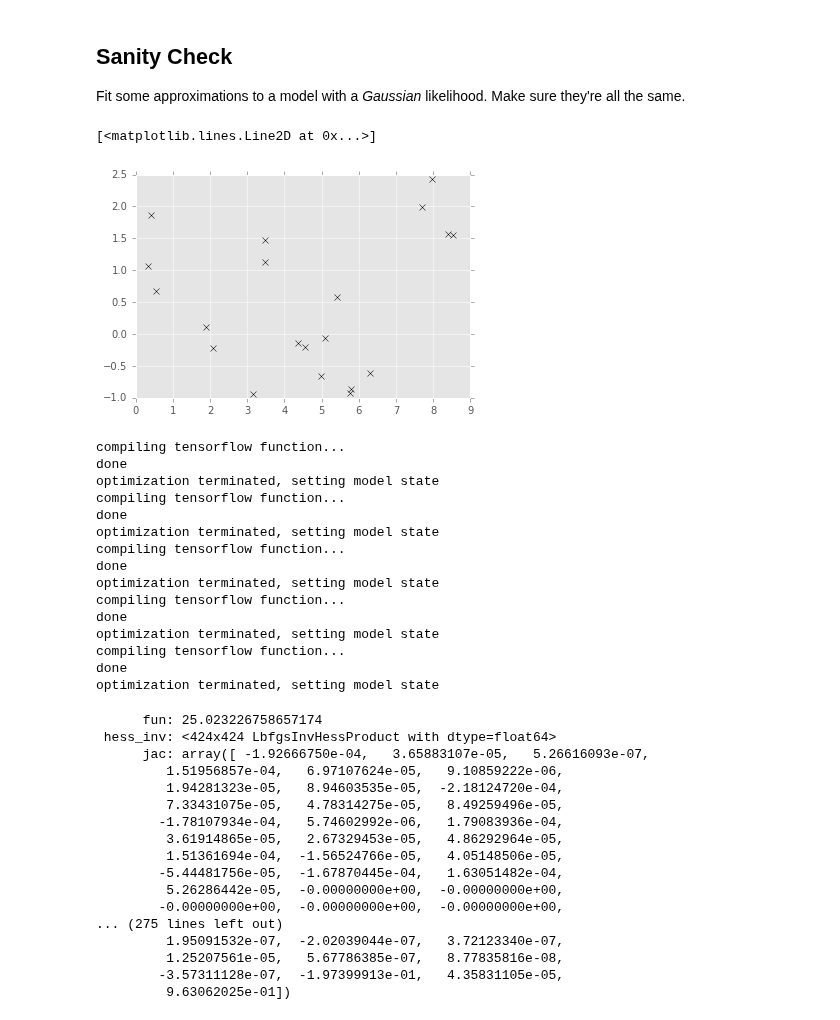
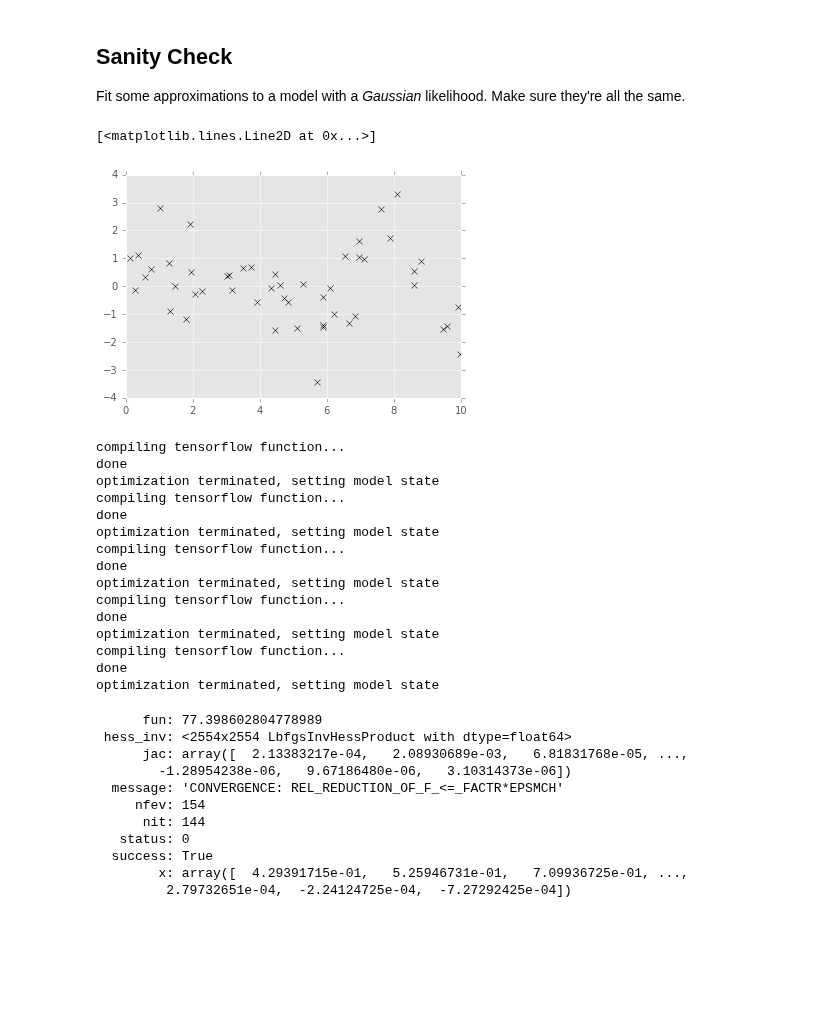
Before and after one commit to GPflow/GPflow, a Jupyter notebook: notebooks/Sanity_check.ipynb, the cells around one changed output. Drawn from its saved outputs; the diff is of its cells as text; code cells hidden in the pictures; blank space fills up the shorter version.

```diff
--- a/notebooks/Sanity_check.ipynb
+++ b/notebooks/Sanity_check.ipynb
@@ -11,12 +11,12 @@ from matplotlib import pyplot as plt
 import matplotlib
 matplotlib.style.use('ggplot')
 # %%
-X = np.random.rand(20,1)*10
+X = np.random.rand(50,1)*10
 Y = np.sin(X) + 0.9 * np.cos(X*1.6) + np.random.randn(*X.shape)* 0.8
 plt.plot(X, Y, 'kx')
 # %% [output]
 [<matplotlib.lines.Line2D at 0x...>]
-[figure, old version]
+[figure, new version]
 # %%
 m1 = GPflow.gpr.GPR(X, Y, kern=GPflow.kernels.RBF(1))
 m2 = GPflow.vgp.VGP(X, Y, GPflow.kernels.RBF(1), likelihood=GPflow.likelihoods.Gaussian())
@@ -48,23 +48,17 @@ optimization terminated, setting model state
 compiling tensorflow function...
 done
 optimization terminated, setting model state
-      fun: 25.023226758657174
- hess_inv: <424x424 LbfgsInvHessProduct with dtype=float64>
-      jac: array([ -1.92666750e-04,   3.65883107e-05,   5.26616093e-07,
-         1.51956857e-04,   6.97107624e-05,   9.10859222e-06,
-         1.94281323e-05,   8.94603535e-05,  -2.18124720e-04,
-         7.33431075e-05,   4.78314275e-05,   8.49259496e-05,
-        -1.78107934e-04,   5.74602992e-06,   1.79083936e-04,
-         3.61914865e-05,   2.67329453e-05,   4.86292964e-05,
-         1.51361694e-04,  -1.56524766e-05,   4.05148506e-05,
-        -5.44481756e-05,  -1.67870445e-04,   1.63051482e-04,
-         5.26286442e-05,  -0.00000000e+00,  -0.00000000e+00,
-        -0.00000000e+00,  -0.00000000e+00,  -0.00000000e+00,
-... (275 lines left out)
-         1.95091532e-07,  -2.02039044e-07,   3.72123340e-07,
-         1.25207561e-05,   5.67786385e-07,   8.77835816e-08,
-        -3.57311128e-07,  -1.97399913e-01,   4.35831105e-05,
-         9.63062025e-01])
+      fun: 77.398602804778989
+ hess_inv: <2554x2554 LbfgsInvHessProduct with dtype=float64>
+      jac: array([  2.13383217e-04,   2.08930689e-03,   6.81831768e-05, ...,
+        -1.28954238e-06,   9.67186480e-06,   3.10314373e-06])
+  message: 'CONVERGENCE: REL_REDUCTION_OF_F_<=_FACTR*EPSMCH'
+     nfev: 154
+      nit: 144
+   status: 0
+  success: True
+        x: array([  4.29391715e-01,   5.25946731e-01,   7.09936725e-01, ...,
+         2.79732651e-04,  -2.24124725e-04,  -7.27292425e-04])
 # %%
 xx = np.linspace(-1, 11, 100)[:,None]
 
```
Also changed, not shown: parts of 7 cells of this notebook, 1 other file.
